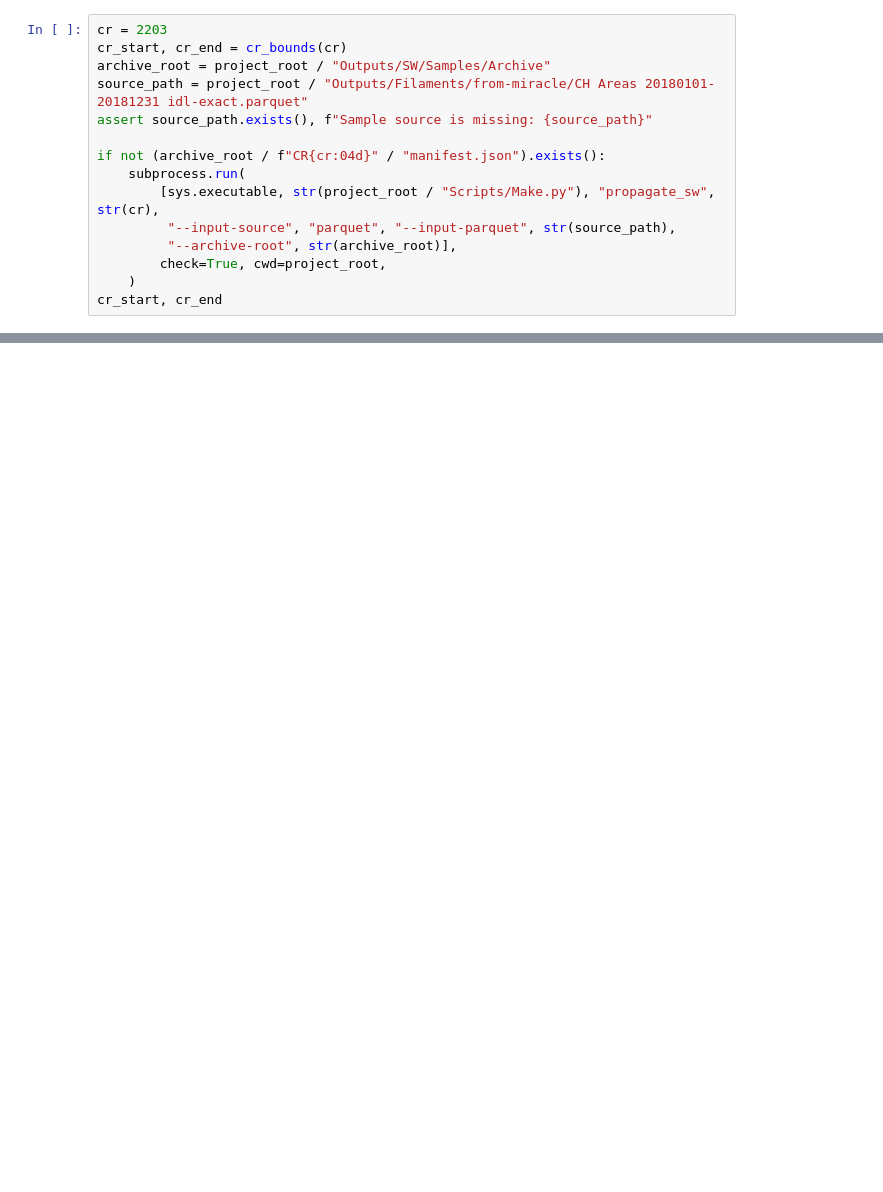
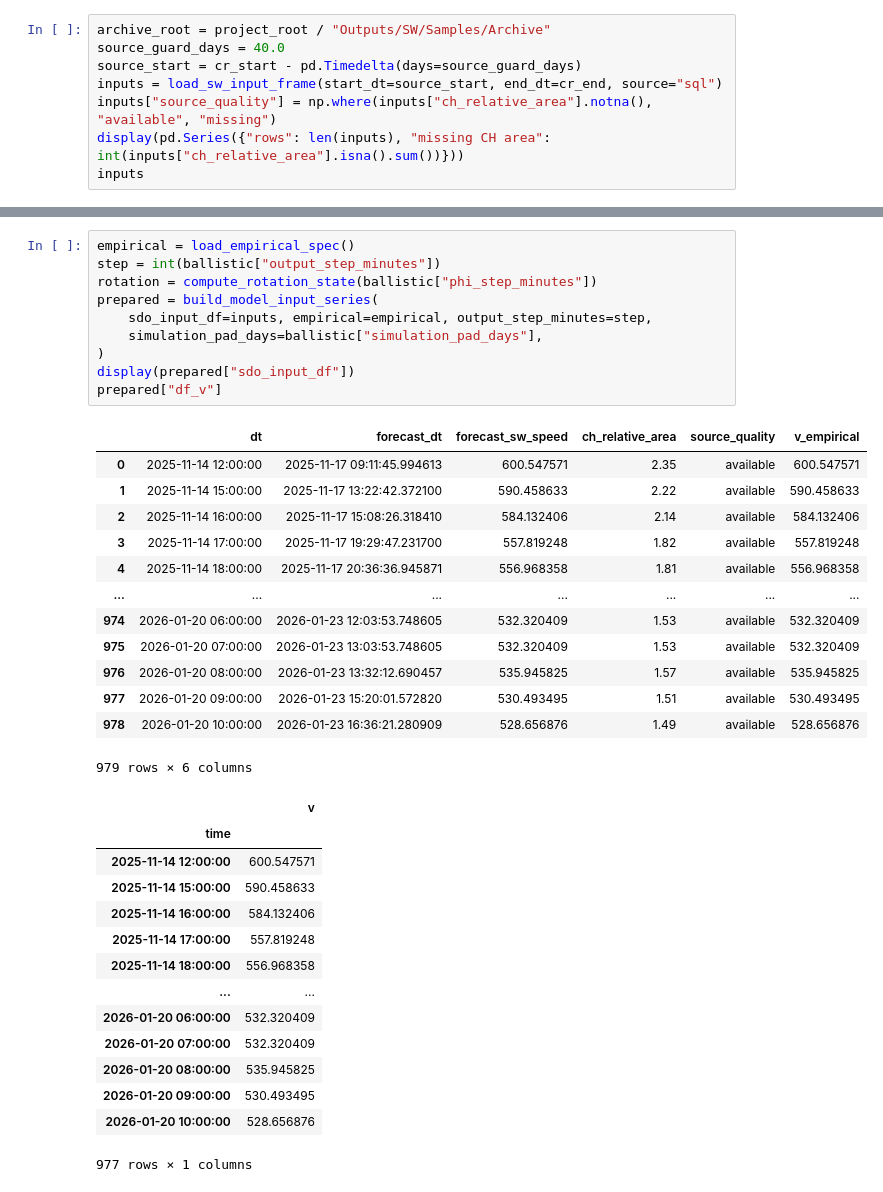
Before and after one commit to oscu0/helio-n, a Jupyter notebook: SW 4.ipynb, the cells around one changed output, grey strips where cells are left out. Cells and saved outputs as stored; diff of their text form; blank space fills up the shorter version.

```diff
--- a/SW 4.ipynb
+++ b/SW 4.ipynb
@@ -32,15 +49,8 @@ The example archive is separate from the future production SQL archive. The comm
 # %%
-cr = 2203
-cr_start, cr_end = cr_bounds(cr)
 archive_root = project_root / "Outputs/SW/Samples/Archive"
-source_path = project_root / "Outputs/Filaments/from-miracle/CH Areas 20180101-20181231 idl-exact.parquet"
-assert source_path.exists(), f"Sample source is missing: {source_path}"
-
-if not (archive_root / f"CR{cr:04d}" / "manifest.json").exists():
-    subprocess.run(
-        [sys.executable, str(project_root / "Scripts/Make.py"), "propagate_sw", str(cr),
-         "--input-source", "parquet", "--input-parquet", str(source_path),
-         "--archive-root", str(archive_root)],
-        check=True, cwd=project_root,
-    )
-cr_start, cr_end
+source_guard_days = 40.0
+source_start = cr_start - pd.Timedelta(days=source_guard_days)
+inputs = load_sw_input_frame(start_dt=source_start, end_dt=cr_end, source="sql")
+inputs["source_quality"] = np.where(inputs["ch_relative_area"].notna(), "available", "missing")
+display(pd.Series({"rows": len(inputs), "missing CH area": int(inputs["ch_relative_area"].isna().sum())}))
+inputs
@@ -46,0 +78,38 @@ cr_start, cr_end
+# %%
+empirical = load_empirical_spec()
+step = int(ballistic["output_step_minutes"])
+rotation = compute_rotation_state(ballistic["phi_step_minutes"])
+prepared = build_model_input_series(
+    sdo_input_df=inputs, empirical=empirical, output_step_minutes=step,
+    simulation_pad_days=ballistic["simulation_pad_days"],
+)
+display(prepared["sdo_input_df"])
+prepared["df_v"]
+# %% [output]
+|  | dt | forecast_dt | forecast_sw_speed | ch_relative_area | source_quality | v_empirical |
+| 0 | 2025-11-14 12:00:00 | 2025-11-17 09:11:45.994613 | 600.547571 | 2.35 | available | 600.547571 |
+| 1 | 2025-11-14 15:00:00 | 2025-11-17 13:22:42.372100 | 590.458633 | 2.22 | available | 590.458633 |
+| 2 | 2025-11-14 16:00:00 | 2025-11-17 15:08:26.318410 | 584.132406 | 2.14 | available | 584.132406 |
+| 3 | 2025-11-14 17:00:00 | 2025-11-17 19:29:47.231700 | 557.819248 | 1.82 | available | 557.819248 |
+| 4 | 2025-11-14 18:00:00 | 2025-11-17 20:36:36.945871 | 556.968358 | 1.81 | available | 556.968358 |
+| ... | ... | ... | ... | ... | ... | ... |
+| 974 | 2026-01-20 06:00:00 | 2026-01-23 12:03:53.748605 | 532.320409 | 1.53 | available | 532.320409 |
+| 975 | 2026-01-20 07:00:00 | 2026-01-23 13:03:53.748605 | 532.320409 | 1.53 | available | 532.320409 |
+| 976 | 2026-01-20 08:00:00 | 2026-01-23 13:32:12.690457 | 535.945825 | 1.57 | available | 535.945825 |
+| 977 | 2026-01-20 09:00:00 | 2026-01-23 15:20:01.572820 | 530.493495 | 1.51 | available | 530.493495 |
+| 978 | 2026-01-20 10:00:00 | 2026-01-23 16:36:21.280909 | 528.656876 | 1.49 | available | 528.656876 |
+979 rows × 6 columns
+|  | v |
+| time |  |
+| 2025-11-14 12:00:00 | 600.547571 |
+| 2025-11-14 15:00:00 | 590.458633 |
+| 2025-11-14 16:00:00 | 584.132406 |
+| 2025-11-14 17:00:00 | 557.819248 |
+| 2025-11-14 18:00:00 | 556.968358 |
+| ... | ... |
+| 2026-01-20 06:00:00 | 532.320409 |
+| 2026-01-20 07:00:00 | 532.320409 |
+| 2026-01-20 08:00:00 | 535.945825 |
+| 2026-01-20 09:00:00 | 530.493495 |
+| 2026-01-20 10:00:00 | 528.656876 |
+977 rows × 1 columns
```
Also changed, not shown: parts of 17 cells of this notebook, 8 other files.
